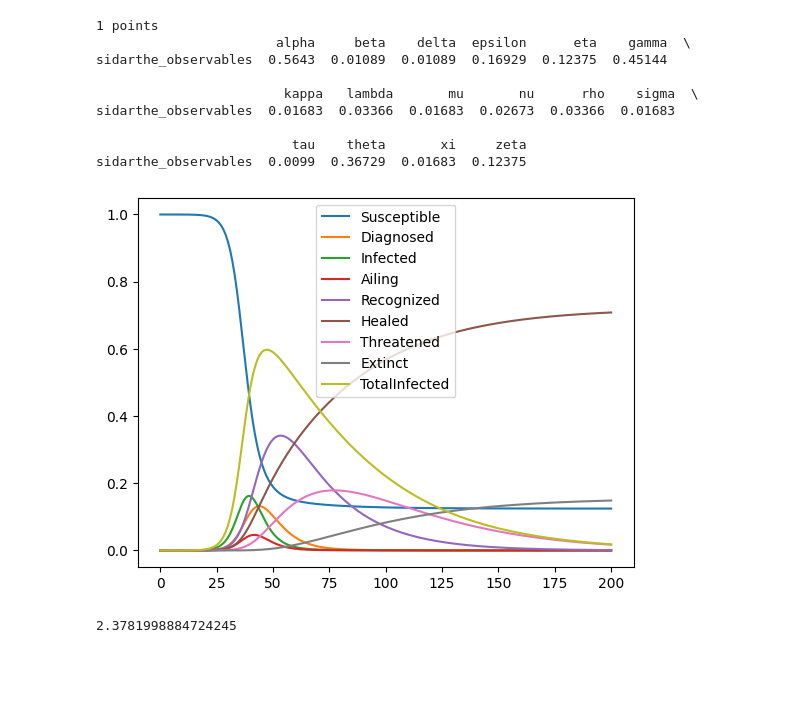
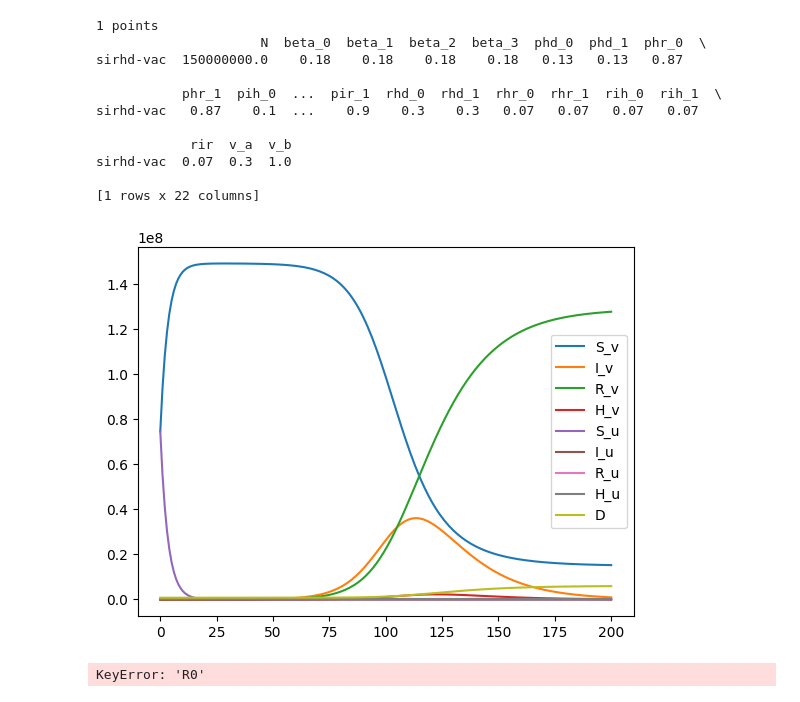
Before and after one commit to siftech/funman, a Jupyter notebook: notebooks/monthly-demos/funman_sep_2024_observables.ipynb, the cells around one changed output. Cells and saved outputs as stored; diff of their text form; code cells hidden in the pictures; blank space fills up the shorter version.

Commit message:
debug models

```diff
--- a/notebooks/monthly-demos/funman_sep_2024_observables.ipynb
+++ b/notebooks/monthly-demos/funman_sep_2024_observables.ipynb
@@ -24,11 +24,17 @@ REQUEST_PATH = os.path.join(
 
 models = {
     "sidarthe_observables":  os.path.join(
-    EXAMPLE_DIR, "SIDARTHE.model.with.observables.json")
+    EXAMPLE_DIR, "SIDARTHE.model.with.observables.json"),
+    "sirhd": os.path.join(
+    EXAMPLE_DIR, "sirhd.json"),
+    "sirhd-vac": os.path.join(
+    EXAMPLE_DIR, "sirhd-vac.json"),
 }
 
 states = {
-    "sidarthe_observables": ['Susceptible', 'Diagnosed', 'Infected', 'Ailing', 'Recognized', 'Healed', 'Threatened', 'Extinct']
+    "sidarthe_observables": ['Susceptible', 'Diagnosed', 'Infected', 'Ailing', 'Recognized', 'Healed', 'Threatened', 'Extinct'],
+    "sirhd": ["S", "I", "R", "H", "D"],
+    "sirhd-vac": ["S_v", "I_v", "R_v", "H_v", "S_u", "I_u", "R_u", "H_u", "D"],
 #     "original_stratified":  ["S_compliant", "S_noncompliant", "I_compliant", "I_noncompliant", "E_compliant", "E_noncompliant","R", "H", "D"],
 #     "destratified_SEI": ["S_lb", "S_ub", "I_lb", "I_ub", "E_lb", "E_ub","R_lb", "R_ub","H_lb", "H_ub", "D_lb","D_ub"],
 #     "destratified_SE": ["S_lb", "S_ub", "I_compliant_lb", "I_compliant_ub", "I_noncompliant_lb", "I_noncompliant_ub","E_lb", "E_ub","R_lb", "R_ub","H_lb", "H_ub", "D_lb","D_ub"],
@@ -68,7 +74,8 @@ request_results = {}
 MAX_TIME=200
 STEP_SIZE=1
 timepoints = list(range(0, MAX_TIME+STEP_SIZE, STEP_SIZE))
-model_str = "sidarthe_observables"
+# model_str = "sidarthe_observables"
+model_str = "sirhd-vac"
 # %%
 # Helper functions to setup FUNMAN for different steps of the scenario
 
@@ -300,25 +307,27 @@ setup_common(funman_request, debug=False, mode=MODE_ODEINT)
 results = run(funman_request, model=models[model_str])
 # report(results, "sidarthe_observables", states["sidarthe_observables"]+["TotalInfected", "R0"])
 # %%
-report(results, model_str, states[model_str]+["TotalInfected"])
+report(results, model_str, states[model_str])
 # model = get_model("sidarthe_observables")
 # model
 # model[0]._state_var_names()
 # df = results.dataframe(results.points())
 # df[states["sidarthe_observables"]]
 # df
 # %% [output]
 1 points
-                       alpha     beta    delta  epsilon      eta    gamma  \
-sidarthe_observables  0.5643  0.01089  0.01089  0.16929  0.12375  0.45144
+                     N  beta_0  beta_1  beta_2  beta_3  phd_0  phd_1  phr_0  \
+sirhd-vac  150000000.0    0.18    0.18    0.18    0.18   0.13   0.13   0.87
 
-                        kappa   lambda       mu       nu      rho    sigma  \
-sidarthe_observables  0.01683  0.03366  0.01683  0.02673  0.03366  0.01683
+           phr_1  pih_0  ...  pir_1  rhd_0  rhd_1  rhr_0  rhr_1  rih_0  rih_1  \
+sirhd-vac   0.87    0.1  ...    0.9    0.3    0.3   0.07   0.07   0.07   0.07
 
-                         tau    theta       xi     zeta
-sidarthe_observables  0.0099  0.36729  0.01683  0.12375
+            rir  v_a  v_b
+sirhd-vac  0.07  0.3  1.0
+
+[1 rows x 22 columns]
-[figure, old version]
+[figure, new version]
 # %%
 results.points()[0].values["R0"]
 # %% [output]
-2.3781998884724245
+KeyError: 'R0'
```
Also changed, not shown: 4 other files.
